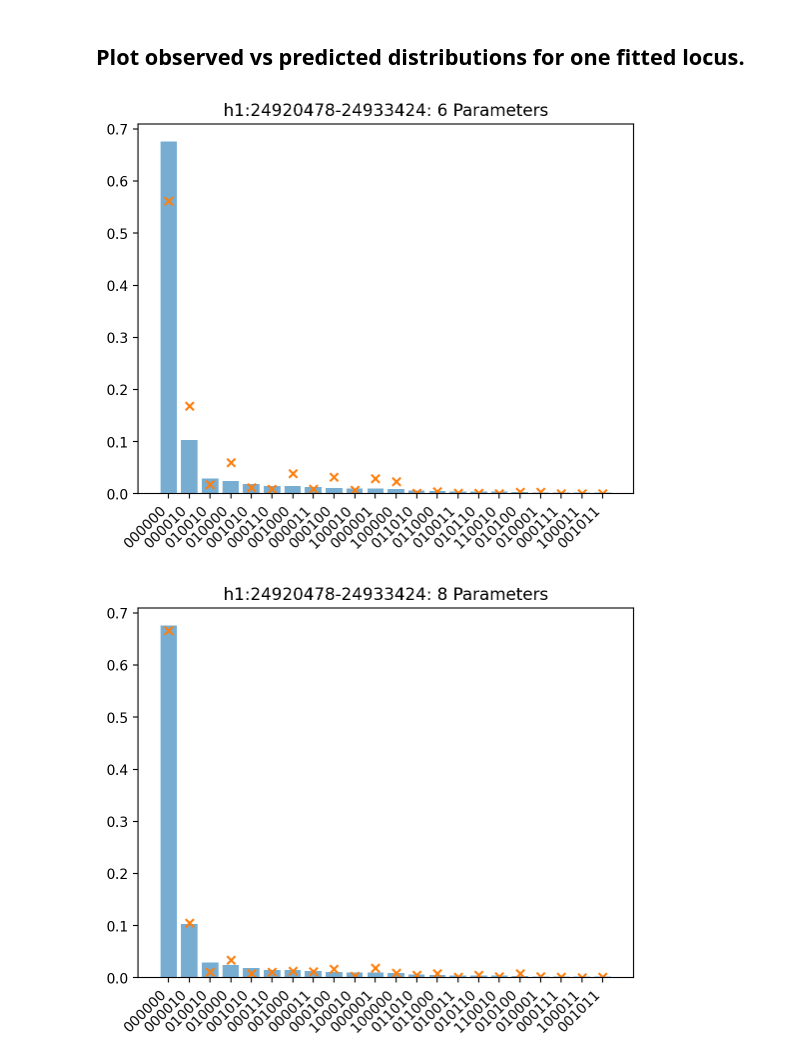
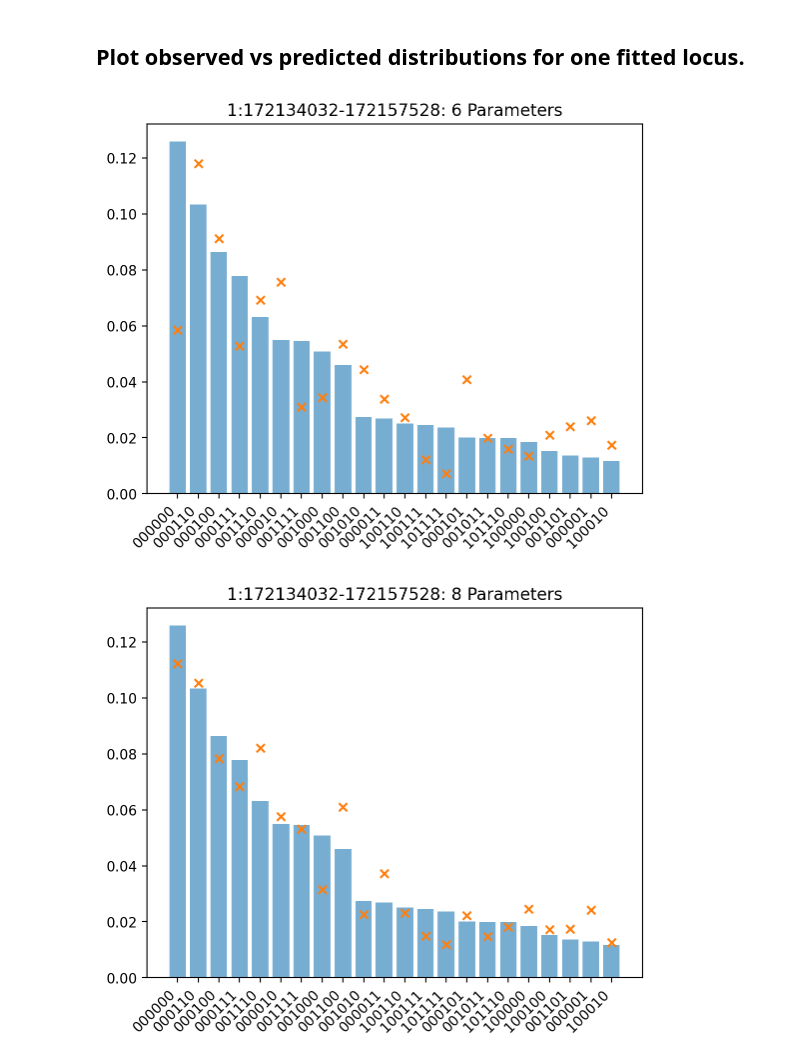
Before and after one commit to pachterlab/FGP_2023, a Jupyter notebook: BIC_analysis.ipynb, the cells around one changed output. Drawn from its saved outputs; the diff is of its cells as text; code cells hidden in the pictures.

```diff
--- a/BIC_analysis.ipynb
+++ b/BIC_analysis.ipynb
@@ -166,46 +161,20 @@ bounds_8 = [(-3,3)]*7+[(-6,-0.01)] #[(-2,2)]*7 + [(-4,-0.01)]
 atol, tol = 1e-10, 1e-10
 
 ## Add human info to results.
-for key in human_loci:
+for key in loci_keys:
 
-    observed_dist = human_dist_dict[key]
+    loc_string = df_transcripts.loc[key[0]]['location'].split('-')[0]+ '-' + df_transcripts.loc[key[-1]]['location'].split('-')[1]
+    print(loc_string)
+
+    observed_dist = loci_dists[key]
     total_cells = sum(observed_dist.values())
-    av_mean = np.mean([np.mean(key)*value/total_cells for key,value in observed_dist.items()])
-
-    print('done')
+    av_mean = sum([np.mean(key)*value/total_cells for key,value in observed_dist.items()])
 
     result_8 = differential_evolution(LL_8_param, bounds_8, args=([observed_dist]),init='random', tol=tol, atol=atol, workers=workers)
-
-    print('done')
-
     result_6 = differential_evolution(LL_6_param, bounds_6, args=([observed_dist]),init='random', tol=tol, atol=atol, workers=workers)
-
-    print('done')
 
     BIC_6 = BIC(total_cells, 6, -result_6.fun, normalized=False)
     BIC_8 = BIC(total_cells, 8, -result_8.fun, normalized=False)
 
     results[key] = {'result_6': result_6, 'result_8': result_8, 'BIC_6': BIC_6, 'BIC_8': BIC_8, 'av_mean':av_mean}
-
-## Add mouse info to results.
-for key in mouse_loci:
-
-    observed_dist = mouse_dist_dict[key]
-    total_cells = sum(observed_dist.values())
-    av_mean = sum([np.mean(key)*value/total_cells for key,value in observed_dist.items()])
-
-    print('done')
-
-    result_8 = differential_evolution(LL_8_param, bounds_8, args=([observed_dist]),init='random', tol=tol, atol=atol, workers=workers)
-
-    print('done')
-
-    result_6 = differential_evolution(LL_6_param, bounds_6, args=([observed_dist]),init='random', tol=tol, atol=atol, workers=workers)
-
-    print('done')
-
-    BIC_6 = BIC(total_cells, 6, -result_6.fun, normalized=False)
-    BIC_8 = BIC(total_cells, 8, -result_8.fun, normalized=False)
-
-    results[key] = {'result_6': result_6, 'result_8': result_8, 'BIC_6': BIC_6, 'BIC_8': BIC_8, 'av_mean': av_mean}
 # %% [output]
@@ -243,7 +201,7 @@ for key in results.keys():
 
     locations += [loc_string]
     BIC_diffs += [results[key]['BIC_6'] - results[key]['BIC_8']]
-    av_means += [results[key]['av_mean']*64]
+    av_means += [results[key]['av_mean']]
 
 # Color based on which model is prefered.
 colors = [color1*(i<0)+color2*(i>0) for i in BIC_diffs]
@@ -272,8 +230,9 @@ plt.show()
 ## Plot observed vs predicted distributions for one fitted locus.
 # %%
 ## Retrieve observed distribution and chromosomal location for one locus.
-key = human_loci[0]
-obs_dist = human_dist_dict[key]
+index = 0
+key = loci_keys[index]
+obs_dist = loci_dists[key]
 loc_string = df_transcripts.loc[key[0]]['location'].split('-')[0]+ '-' + df_transcripts.loc[key[-1]]['location'].split('-')[1]
 # Normalize observed distribution.
 total_cells = sum(obs_dist.values())
@@ -288,32 +247,32 @@ include_num_bars = 22
 top_7_keys =  sorted(obs_dist, key=obs_dist.get, reverse=True)[:include_num_bars]
 top_7_labels = [''.join([str(j) for j in i]) for i in top_7_keys]
 
 # Bar chart of the simulated sample.
 plt.bar(top_7_labels, [obs_dist[i] for i in top_7_keys], alpha=0.6, label='data')
 
 # Scatter plot of probability distributions based on fitted and real parameters.
 plt.scatter(top_7_labels, [pred_dist[i] for i in top_7_keys], s=35, label='fitted distribution', marker='x')
 plt.xticks(rotation=45, ha="right")
 plt.title(loc_string + ': 6 Parameters')
 plt.show()
 
 ## Plot 8-parameter fit.
 pred_params = results[key]['result_8']['x']
 pred_dist = model_8_params(pred_params)
 
 ## Repeat plotting for highest n probabilities.
 include_num_bars = 22
 top_7_keys =  sorted(obs_dist, key=obs_dist.get, reverse=True)[:include_num_bars]
 top_7_labels = [''.join([str(j) for j in i]) for i in top_7_keys]
 
 # Bar chart of the simulated sample.
 plt.bar(top_7_labels, [obs_dist[i] for i in top_7_keys], alpha=0.6, label='data')
 
 # Scatter plot of probability distributions based on fitted and real parameters.
 plt.scatter(top_7_labels, [pred_dist[i] for i in top_7_keys], s=35, label='fitted distribution', marker='x')
 plt.xticks(rotation=45, ha="right")
 plt.title(loc_string + ': 8 Parameters')
 plt.show()
 # %% [output]
-[figure, old version]
+[figure, new version]
-[figure, old version]
+[figure, new version]
```
Also changed, not shown: parts of 8 cells of this notebook.
